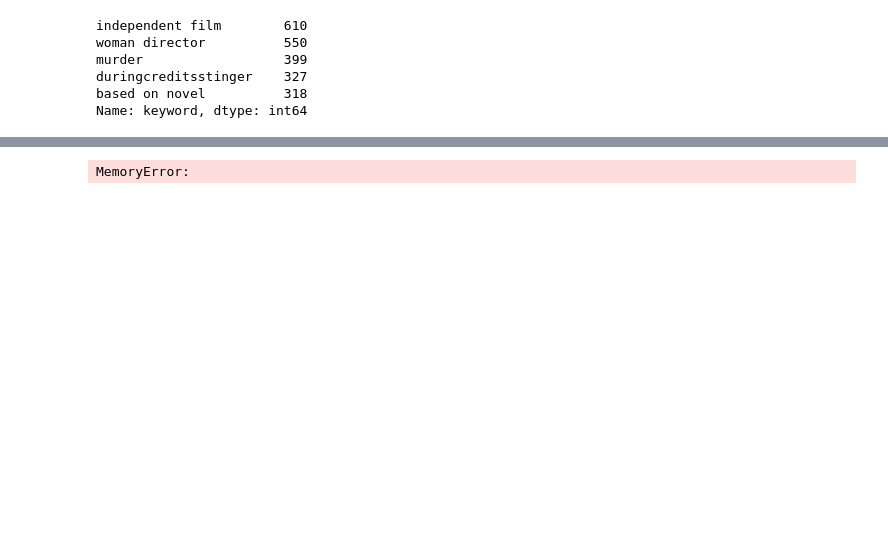
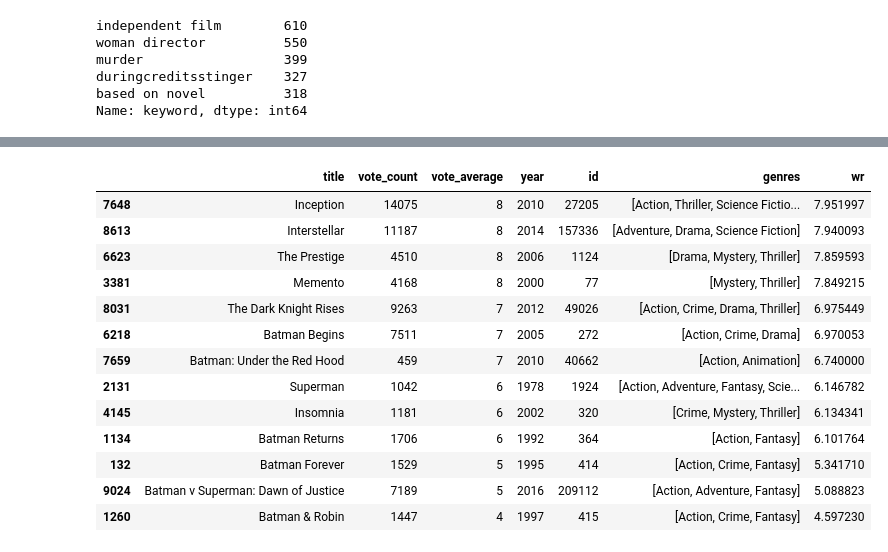
Before and after one commit to NatalijaKom/Recommender-System, a Jupyter notebook: colaborativeFiltering2.ipynb, the cells around one changed output, grey strips where cells are left out. Cells and saved outputs as stored; diff of their text form; code cells hidden in the pictures; blank space fills up the shorter version.

```diff
--- a/colaborativeFiltering2.ipynb
+++ b/colaborativeFiltering2.ipynb
@@ -435,7 +362,55 @@ See the caveats in the documentation: http://pandas.pydata.org/pandas-docs/stabl
 #ista fora kao sa onim tdfvetorizerom
 count = CountVectorizer(analyzer='word',ngram_range=(1, 2),min_df=0, stop_words='english')
 count_matrix = count.fit_transform(smovies['soup'])
-# %%
-count_matrix.toarray()
-# %% [output]
-MemoryError:
+# %%
+#malo prouciti ovaj CountVectorizer
+cosine_sim = cosine_similarity(count_matrix, count_matrix)
+# %%
+smovies = smovies.reset_index()
+titles = smovies['title']
+indices = pd.Series(smovies.index, index=smovies['title'])
+# %%
+
+
+def improved_recommendations(title):
+    #uzmemo indeks za taj title koji treba
+    idx = indices[title]
+    #onda pretvorimo to u listu i stavimo u ovaj sim_scores, sortiramo i uzmemo prvih sledecih 26-25 vrednosti
+    sim_scores = list(enumerate(cosine_sim[idx]))
+    sim_scores = sorted(sim_scores, key=lambda x: x[1], reverse=True)
+    sim_scores = sim_scores[1:26]
+    #ovo i[0] je valjda id tih filmova sto nam trebaju, ali nisam siguran
+    movie_indices = [i[0] for i in sim_scores]
+
+    #nisam siguran da l' nam treba ovaj iloc, u opisu kaze da je to primarily integer position based, i uradimo sve ono
+    #ostalo sto nam treba, one koji su vec glasani ali sad sa 60% i  soritamo preko onog weighted raiting
+    #pitala si me kako zanmo tu formulu za rating
+    #mozemo da kazemo da smo nasli na netu, pojavljuje se taj rating na dosta sajtova
+    movies = smovies.iloc[movie_indices][['title', 'vote_count', 'vote_average', 'year', 'id', 'genres']]
+    vote_counts = movies[movies['vote_count'].notnull()]['vote_count'].astype('int')
+    vote_averages = movies[movies['vote_average'].notnull()]['vote_average'].astype('int')
+    C = vote_averages.mean()
+    m = vote_counts.quantile(0.50)
+    qualified = movies[(movies['vote_count'] >= m) & (movies['vote_count'].notnull()) & (movies['vote_average'].notnull())]
+    qualified['vote_count'] = qualified['vote_count'].astype('int')
+    qualified['vote_average'] = qualified['vote_average'].astype('int')
+    qualified['wr'] = weighted_rating(qualified, C, m)
+    qualified = qualified.sort_values('wr', ascending=False)
+    return qualified
+# %%
+improved_recommendations('The Dark Knight')
+# %% [output]
+|  | title | vote_count | vote_average | year | id | genres | wr |
+| 7648 | Inception | 14075 | 8 | 2010 | 27205 | [Action, Thriller, Science Fictio... | 7.951997 |
+| 8613 | Interstellar | 11187 | 8 | 2014 | 157336 | [Adventure, Drama, Science Fiction] | 7.940093 |
+| 6623 | The Prestige | 4510 | 8 | 2006 | 1124 | [Drama, Mystery, Thriller] | 7.859593 |
+| 3381 | Memento | 4168 | 8 | 2000 | 77 | [Mystery, Thriller] | 7.849215 |
+| 8031 | The Dark Knight Rises | 9263 | 7 | 2012 | 49026 | [Action, Crime, Drama, Thriller] | 6.975449 |
+| 6218 | Batman Begins | 7511 | 7 | 2005 | 272 | [Action, Crime, Drama] | 6.970053 |
+| 7659 | Batman: Under the Red Hood | 459 | 7 | 2010 | 40662 | [Action, Animation] | 6.740000 |
+| 2131 | Superman | 1042 | 6 | 1978 | 1924 | [Action, Adventure, Fantasy, Scie... | 6.146782 |
+| 4145 | Insomnia | 1181 | 6 | 2002 | 320 | [Crime, Mystery, Thriller] | 6.134341 |
+| 1134 | Batman Returns | 1706 | 6 | 1992 | 364 | [Action, Fantasy] | 6.101764 |
+| 132 | Batman Forever | 1529 | 5 | 1995 | 414 | [Action, Crime, Fantasy] | 5.341710 |
+| 9024 | Batman v Superman: Dawn of Justice | 7189 | 5 | 2016 | 209112 | [Action, Adventure, Fantasy] | 5.088823 |
+| 1260 | Batman & Robin | 1447 | 4 | 1997 | 415 | [Action, Crime, Fantasy] | 4.597230 |
```
Also changed, not shown: parts of 17 cells of this notebook.
